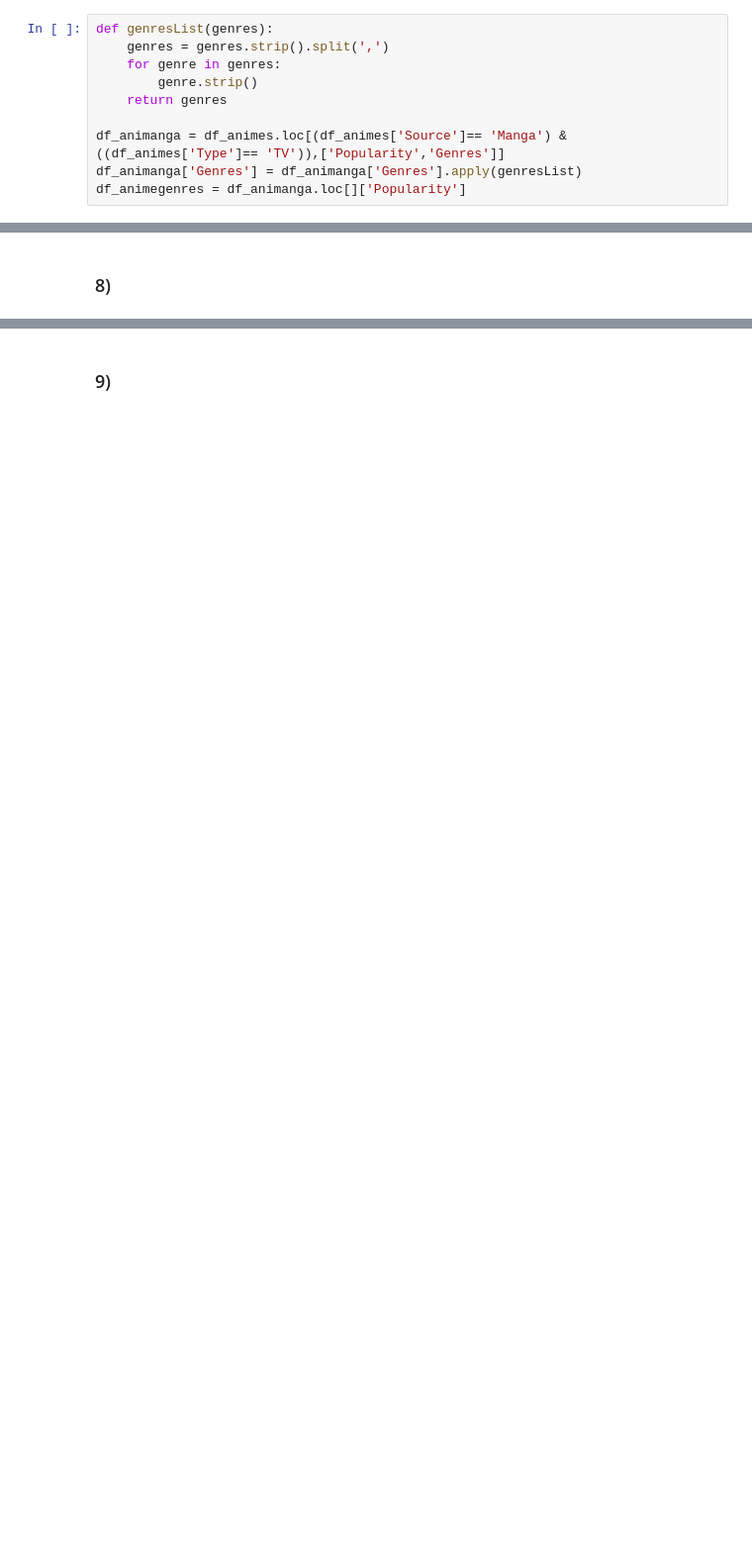
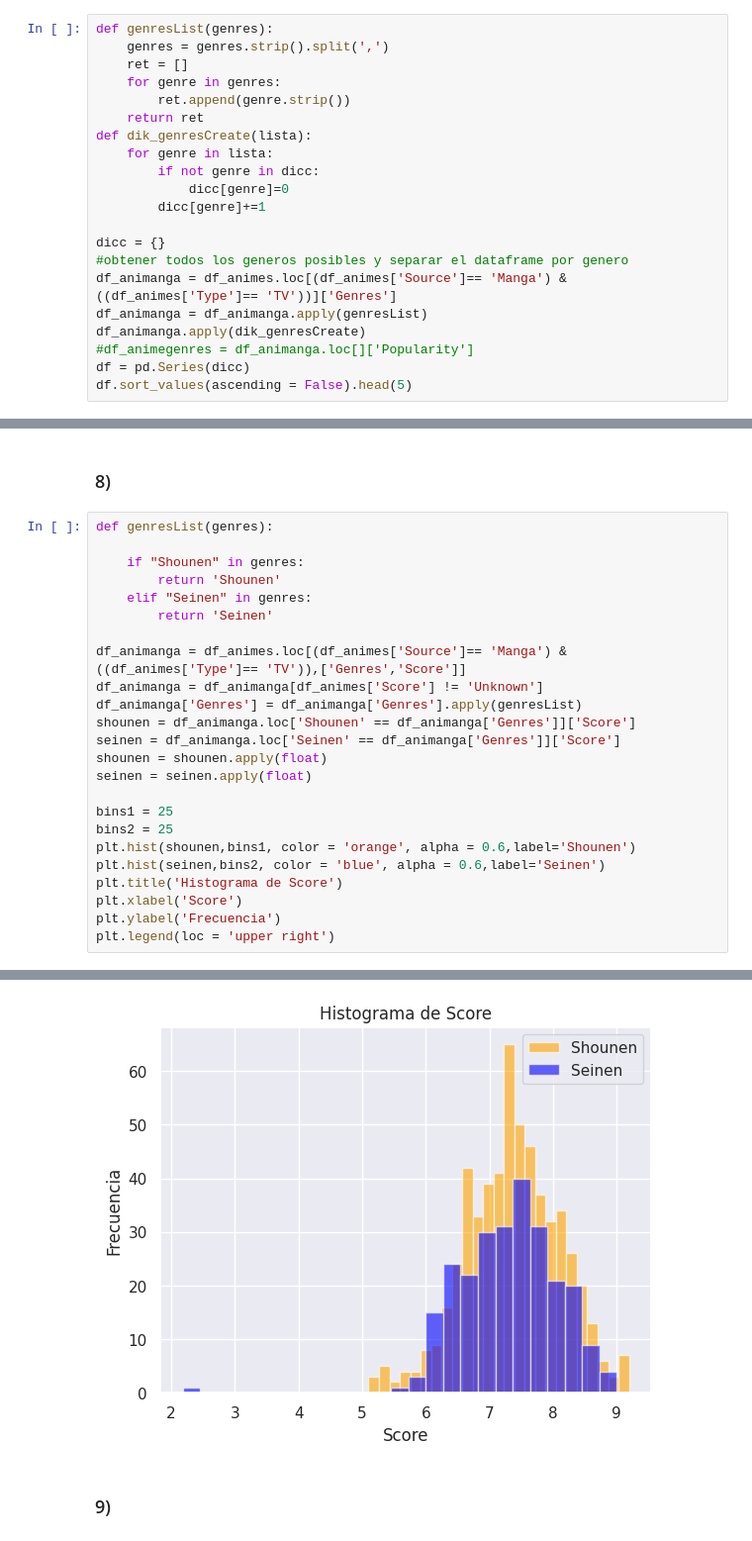
Before and after one commit to Skeliaa/shiny-broccoli-estaca, a Jupyter notebook: Taller_1.ipynb, the cells around one changed output, grey strips where cells are left out. Shown at 99% size. Cells and saved outputs as stored; diff of their text form; blank space fills up the shorter version.

```diff
--- a/Taller_1.ipynb
+++ b/Taller_1.ipynb
@@ -251,11 +253,22 @@ df_animanga.sort_values('Favorites', ascending = False).head(10)
 # %%
 def genresList(genres):
     genres = genres.strip().split(',')
+    ret = []
     for genre in genres:
-        genre.strip()
-    return genres
+        ret.append(genre.strip())
+    return ret
+def dik_genresCreate(lista):
+    for genre in lista:
+        if not genre in dicc:
+            dicc[genre]=0
+        dicc[genre]+=1
 
-df_animanga = df_animes.loc[(df_animes['Source']== 'Manga') & ((df_animes['Type']== 'TV')),['Popularity','Genres']]
-df_animanga['Genres'] = df_animanga['Genres'].apply(genresList)
-df_animegenres = df_animanga.loc[]['Popularity']
+dicc = {}
+#obtener todos los generos posibles y separar el dataframe por genero
+df_animanga = df_animes.loc[(df_animes['Source']== 'Manga') & ((df_animes['Type']== 'TV'))]['Genres']
+df_animanga = df_animanga.apply(genresList)
+df_animanga.apply(dik_genresCreate)
+#df_animegenres = df_animanga.loc[]['Popularity']
+df = pd.Series(dicc)
+df.sort_values(ascending = False).head(5)
 # %% [output]
@@ -263,2 +281,27 @@ TypeError: unhashable type: 'list'
 # %% [markdown]
 ### 8)
+# %%
+def genresList(genres):
+
+    if "Shounen" in genres:
+        return 'Shounen'
+    elif "Seinen" in genres:
+        return 'Seinen'
+
+df_animanga = df_animes.loc[(df_animes['Source']== 'Manga') & ((df_animes['Type']== 'TV')),['Genres','Score']]
+df_animanga = df_animanga[df_animes['Score'] != 'Unknown']
+df_animanga['Genres'] = df_animanga['Genres'].apply(genresList)
+shounen = df_animanga.loc['Shounen' == df_animanga['Genres']]['Score']
+seinen = df_animanga.loc['Seinen' == df_animanga['Genres']]['Score']
+shounen = shounen.apply(float)
+seinen = seinen.apply(float)
+
+bins1 = 25
+bins2 = 25
+plt.hist(shounen,bins1, color = 'orange', alpha = 0.6,label='Shounen')
+plt.hist(seinen,bins2, color = 'blue', alpha = 0.6,label='Seinen')
+plt.title('Histograma de Score')
+plt.xlabel('Score')
+plt.ylabel('Frecuencia')
+plt.legend(loc = 'upper right')
+# %% [output]
@@ -265,2 +309,3 @@ TypeError: unhashable type: 'list'
+[figure, added]
 # %% [markdown]
 ### 9)
```
Also changed, not shown: parts of 4 cells of this notebook.
